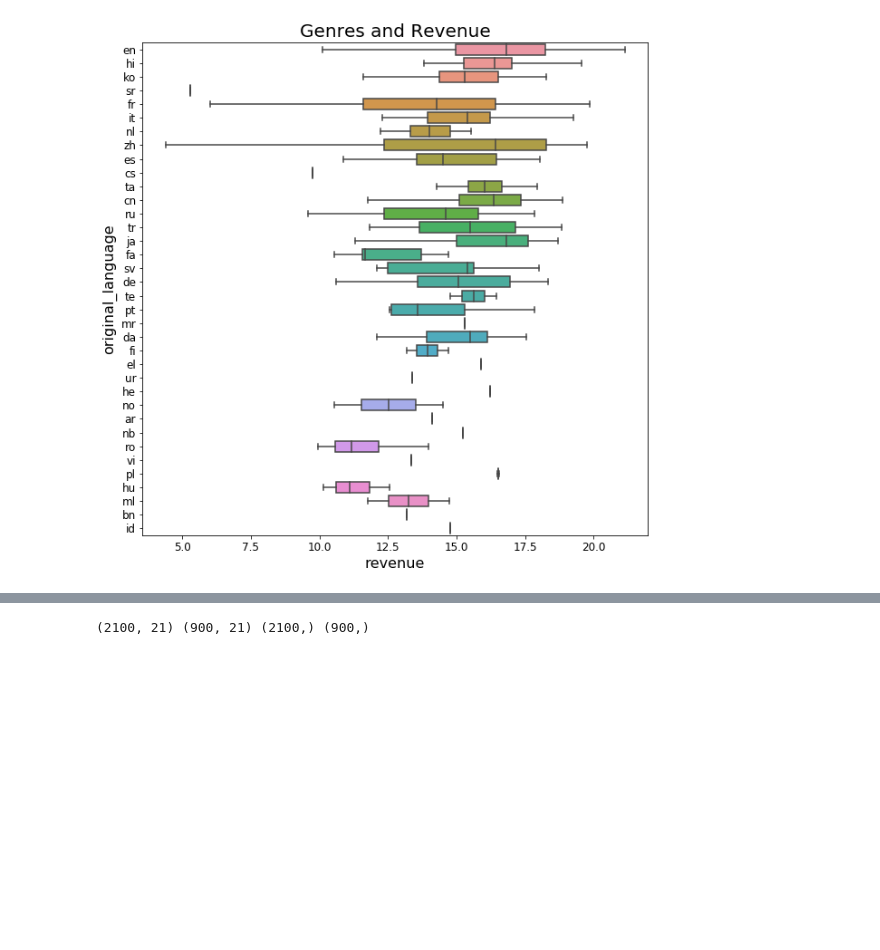
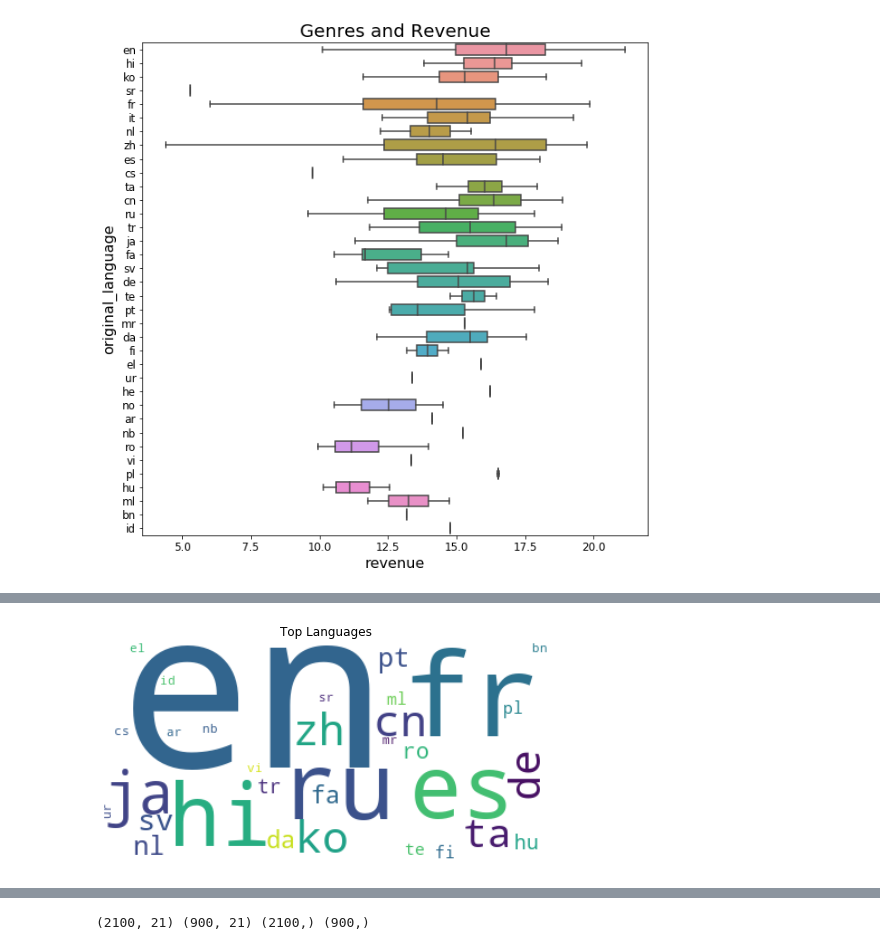
Before and after one commit to OracyC/TMDB-Box-Office-Prediction, a Jupyter notebook: TMDB_Box_Office_Prediction.ipynb, the cells around one changed output, grey strips where cells are left out. Drawn from its saved outputs; the diff is of its cells as text; code cells hidden in the pictures; blank space fills up the shorter version.

```diff
--- a/TMDB_Box_Office_Prediction.ipynb
+++ b/TMDB_Box_Office_Prediction.ipynb
@@ -181,0 +188,9 @@ plt.show()
+# %%
+wordcloud1 = WordCloud(max_font_size=200, max_words=100, background_color="white").generate(train['original_language'].to_string())
+plt.figure(figsize = (8, 7))
+plt.imshow(wordcloud1, interpolation="bilinear")
+plt.title("Top Languages")
+plt.axis("off")
+plt.show()
+# %% [output]
+[figure, added]
```
Also changed, not shown: parts of 21 cells of this notebook.
